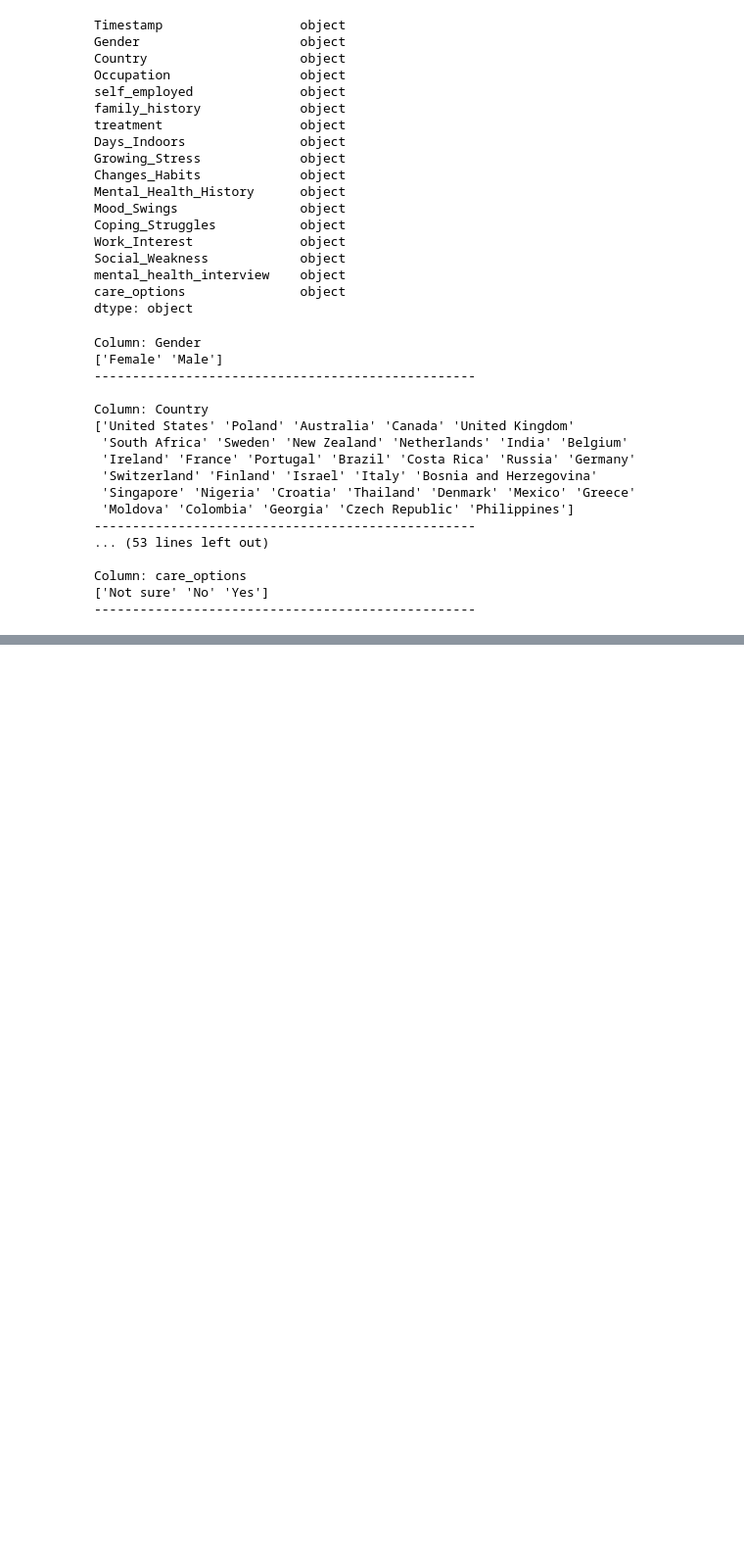
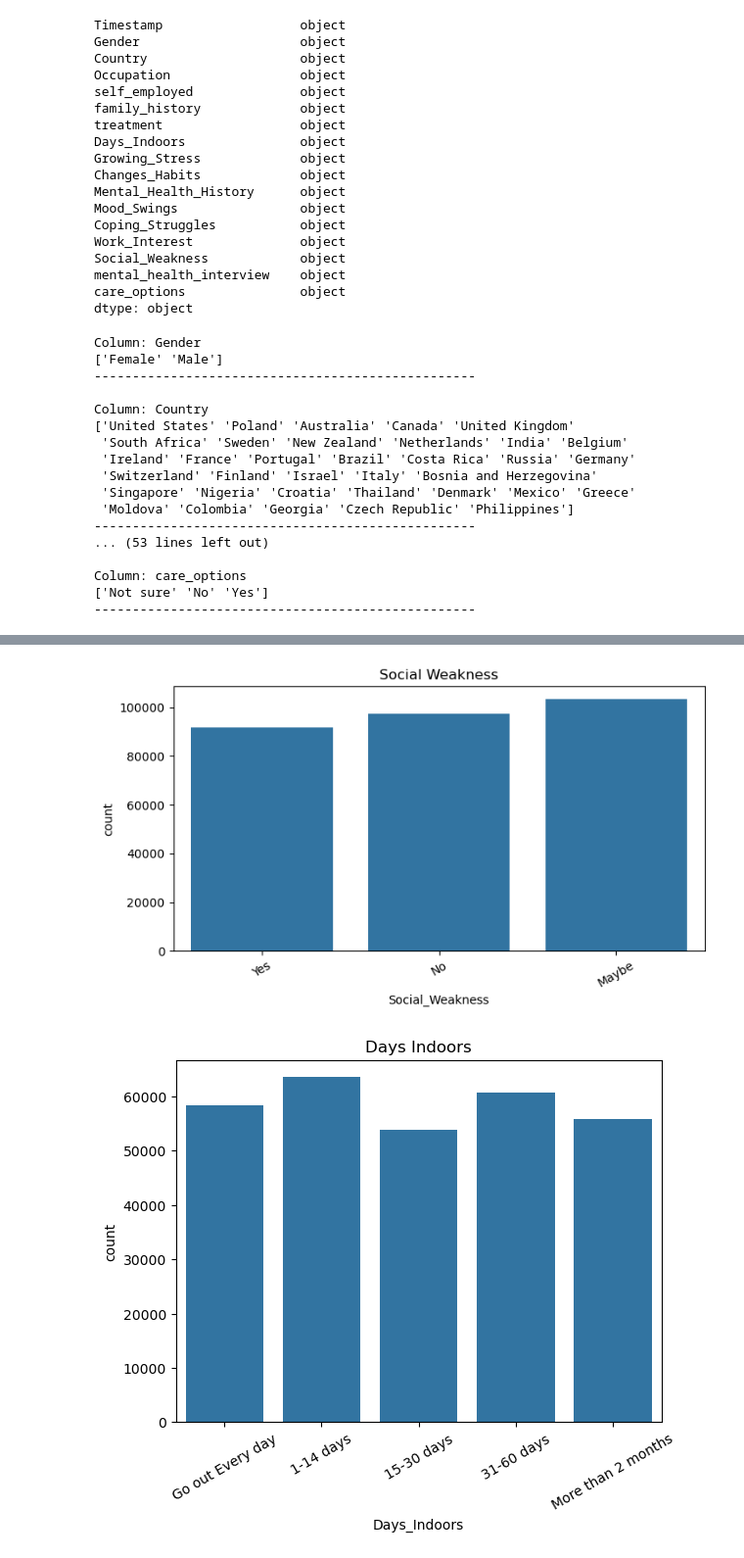
Before and after one commit to OmarAymanZaid/MentalHealth_RiskAssessment, a Jupyter notebook: notebooks/1_DataExploration.ipynb, the cells around one changed output, grey strips where cells are left out. Shown at 98% size. Cells and saved outputs as stored; diff of their text form; code cells hidden in the pictures; blank space fills up the shorter version.

```diff
--- a/notebooks/1_DataExploration.ipynb
+++ b/notebooks/1_DataExploration.ipynb
@@ -179,0 +265,15 @@ Column: care_options
+# %%
+plt.figure(figsize=(8, 4))
+
+for col, order in ordinal_cols.items():
+    sns.countplot(
+        x=col,
+        data=data,
+        order=order
+    )
+    plt.title(col.replace('_', ' ').title())
+    plt.xticks(rotation=30)
+    plt.show()
+# %% [output]
+[figure, added]
+[figure, added]
```
Also changed, not shown: parts of 9 cells of this notebook.
